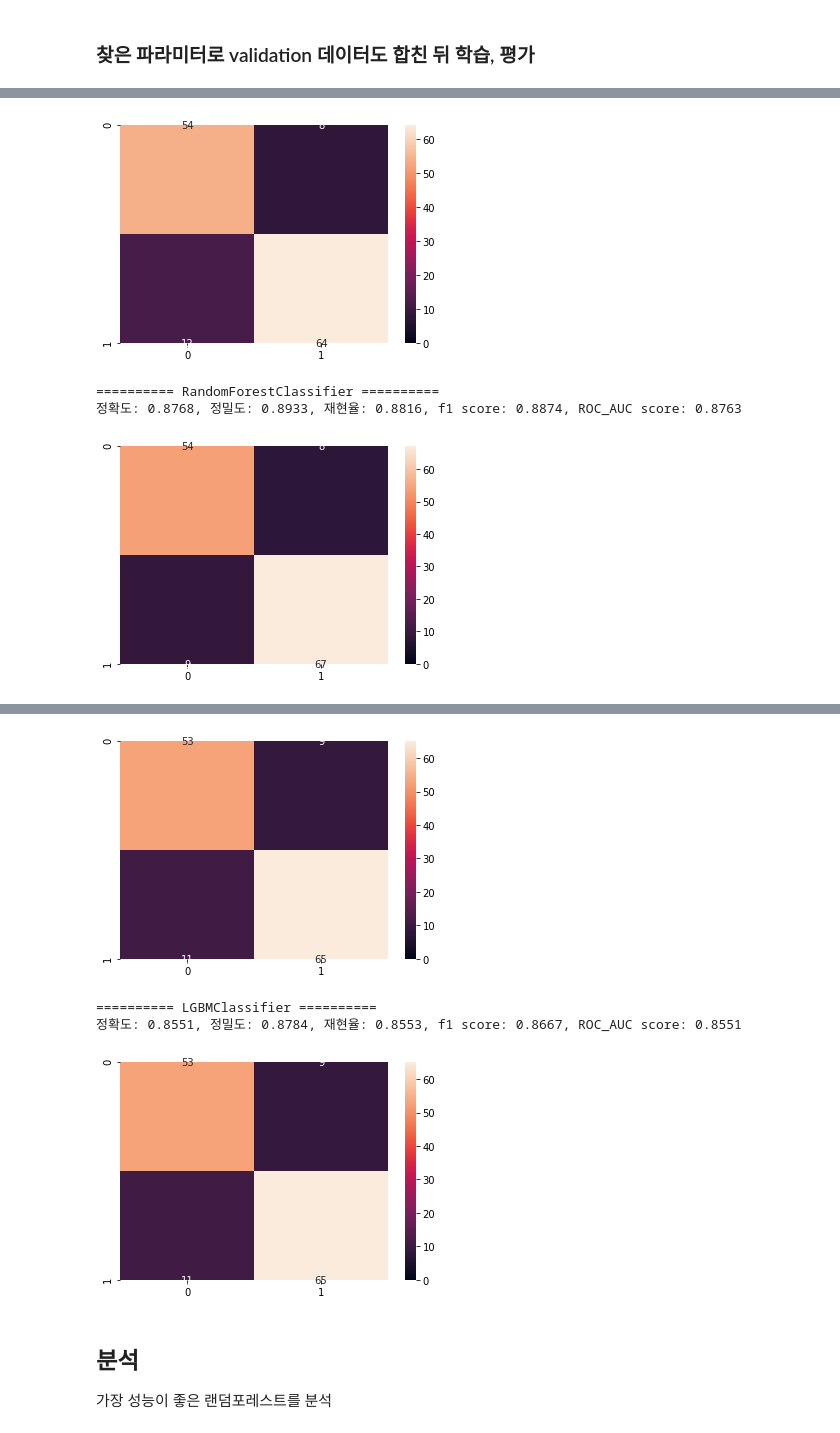
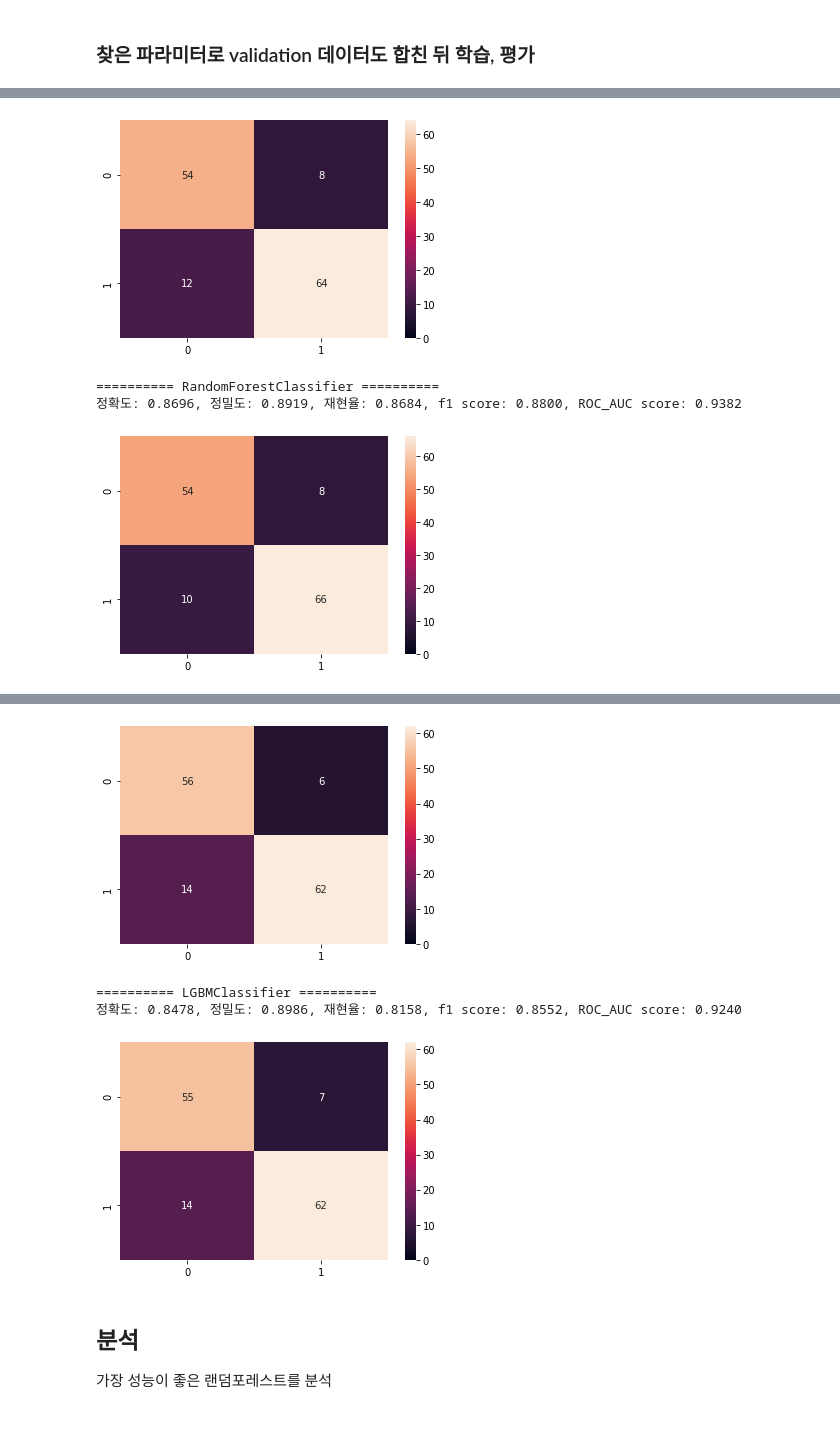
Before and after one commit to woojangchang/TIL, a Jupyter notebook: Kaggle/Heart Failure Prediction Dataset (1).ipynb, the cells around one changed output, grey strips where cells are left out. Drawn from its saved outputs; the diff is of its cells as text; code cells hidden in the pictures.

```diff
--- a/Kaggle/Heart Failure Prediction Dataset (1).ipynb
+++ b/Kaggle/Heart Failure Prediction Dataset (1).ipynb
@@ -423,12 +420,13 @@ from sklearn.metrics import accuracy_score, precision_score, recall_score, confu
 
 def get_scores(model, X, y):
     y_pred = model.predict(X)
+    pred = model.predict_proba(X)[:, 1]
 
     accuracy = accuracy_score(y, y_pred)
     precision = precision_score(y, y_pred)
     recall = recall_score(y, y_pred)
     f1 = f1_score(y, y_pred)
-    auc = roc_auc_score(y, y_pred)
+    auc = roc_auc_score(y, pred)
 
     print(f'정확도: {accuracy:.4f}, 정밀도: {precision:.4f}, 재현율: {recall:.4f}, f1 score: {f1:.4f}, ROC_AUC score: {auc:.4f}')
 
@@ -678,5 +676,6 @@ get_scores(grid_lgb.best_estimator_, X_val, y_val)
 ### 찾은 파라미터로 validation 데이터도 합친 뒤 학습, 평가
 # %%
 X_train_ = pd.concat([X_train, X_val])
-X_train_.shape
+y_train_ = pd.concat([y_train, y_val])
+X_train_.shape, y_train_.shape
 # %% [output]
@@ -689,7 +688,7 @@ lgb = LGBMClassifier(**grid_lgb.best_params_)
 
 models = [lr, rf, xgb, lgb]
 for model in models:
-    model.fit(X_train, y_train)
+    model.fit(X_train_, y_train_)
     print('='*10, model.__class__.__name__, '='*10)
     get_scores(model, X_test, y_test)
 # %% [output]
@@ -698,4 +697,4 @@ for model in models:
-[figure, old version]
+[figure, new version]
 ========== RandomForestClassifier ==========
-정확도: 0.8768, 정밀도: 0.8933, 재현율: 0.8816, f1 score: 0.8874, ROC_AUC score: 0.8763
+정확도: 0.8696, 정밀도: 0.8919, 재현율: 0.8684, f1 score: 0.8800, ROC_AUC score: 0.9382
-[figure, old version]
+[figure, new version]
@@ -705,7 +704,7 @@ for model in models:
-[figure, old version]
+[figure, new version]
 ========== LGBMClassifier ==========
-정확도: 0.8551, 정밀도: 0.8784, 재현율: 0.8553, f1 score: 0.8667, ROC_AUC score: 0.8551
+정확도: 0.8478, 정밀도: 0.8986, 재현율: 0.8158, f1 score: 0.8552, ROC_AUC score: 0.9240
-[figure, old version]
+[figure, new version]
 # %% [markdown]
 ## 분석
 
```
Also changed, not shown: parts of 38 cells of this notebook, 1 other file.
